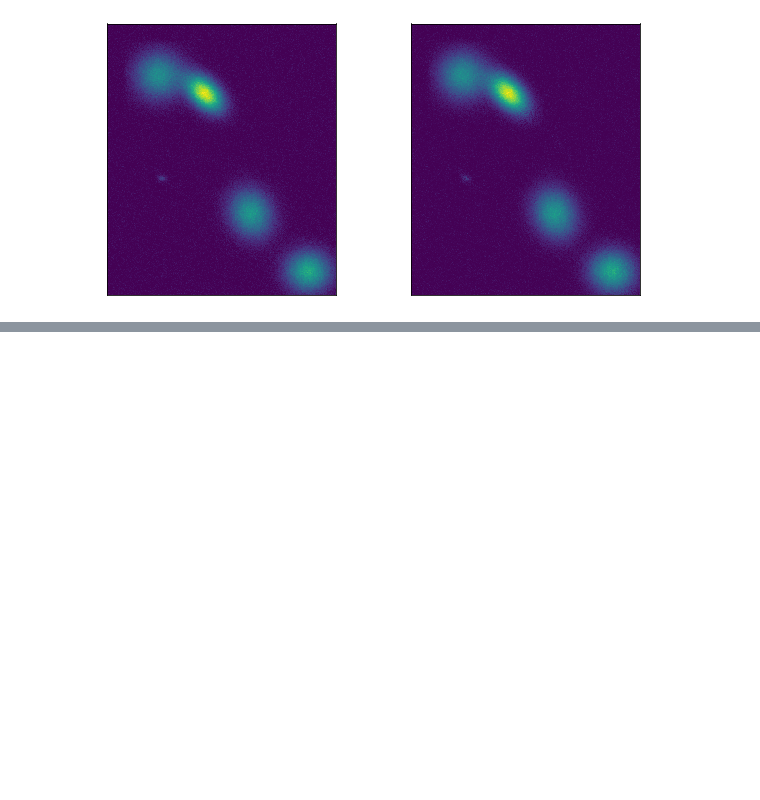
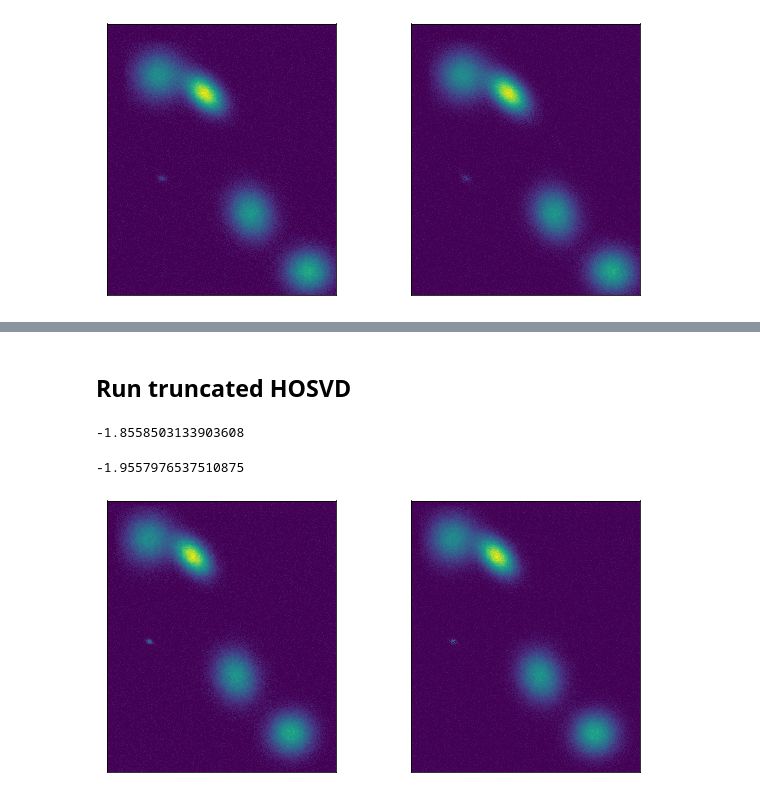
Before and after one commit to theleokul/tieof, a Jupyter notebook: research/tensor_decomp.ipynb, the cells around one changed output, grey strips where cells are left out. Cells and saved outputs as stored; diff of their text form; code cells hidden in the pictures; blank space fills up the shorter version.

Commit message:
tensor_decomp.ipynb before colab version substitution

```diff
--- a/research/tensor_decomp.ipynb
+++ b/research/tensor_decomp.ipynb
@@ -267,7 +269,7 @@ class DINEOF(BaseEstimator):
         nan_mask = np.isnan(X)
         X[nan_mask] = 0
 
-        for i in range(self.nitemax):
+        for i in tqdm(range(self.nitemax)):
             u, s, vt = svds(X, k=self.K, tol=self.tol)
             X_hat = u @ np.diag(s) @ vt
             X_hat[~nan_mask] = X[~nan_mask]
@@ -368,5 +370,7 @@ y_train = noised_art_df['y'].to_numpy()
 # %%
-dineof = GridSearchCV(DINEOF(), {'K': [1, 2]}, cv=10)
+# dineof = GridSearchCV(DINEOF(), {'K': [1, 2]}, cv=10)
+dineof = DINEOF(K=4)
 
 dineof.fit(X_train, y_train)
+dineof.score(X_test, y_test)
 # %% [output]
@@ -462,0 +391,2 @@ def tHOSVD(tensor, r1, r2, r3):
+# %% [markdown]
+## Run truncated HOSVD
@@ -462,0 +512,24 @@ def tHOSVD(tensor, r1, r2, r3):
+# %%
+dineof3 = DINEOF3(R=(3, 3, 3), decomp_type='truncHOSVD')
+dineof3.fit(X_train, y_train)
+dineof3.score(X_test, y_test)
+# %% [output]
+-1.8558503133903608
+# %%
+# HOOI: 3, 3, 3
+dineof3.score(X_test, y_test)
+# %% [output]
+-1.9557976537510875
+# %%
+n = 16
+fig = plt.figure(figsize=(10, 5))
+ax_lst = fig.subplots(1, 2)
+
+ax_lst[0].imshow(dineof3.original_tensor[:, :, n])
+ax_lst[1].imshow(dineof3.reconstructed_tensor[:, :, n])
+
+for ax in ax_lst:
+    ax.set_xticks([])
+    ax.set_yticks([])
+# %% [output]
+[figure, added]
```
Also changed, not shown: parts of 15 cells of this notebook.
